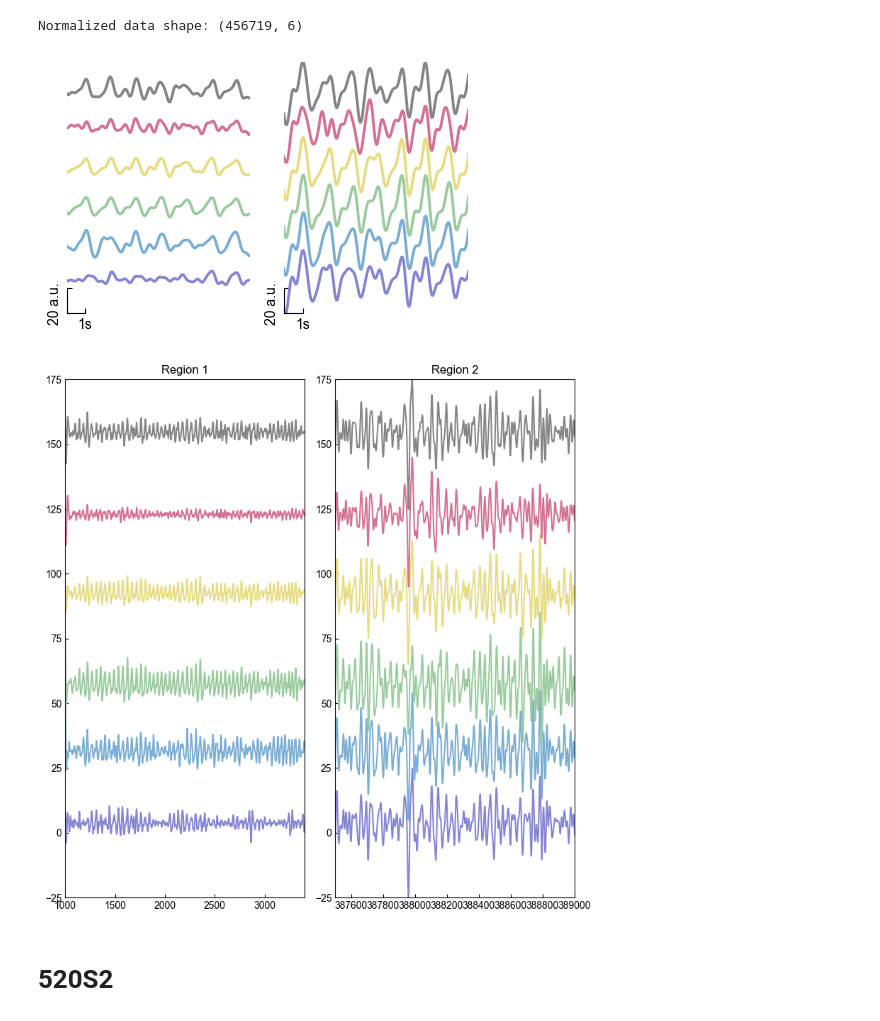
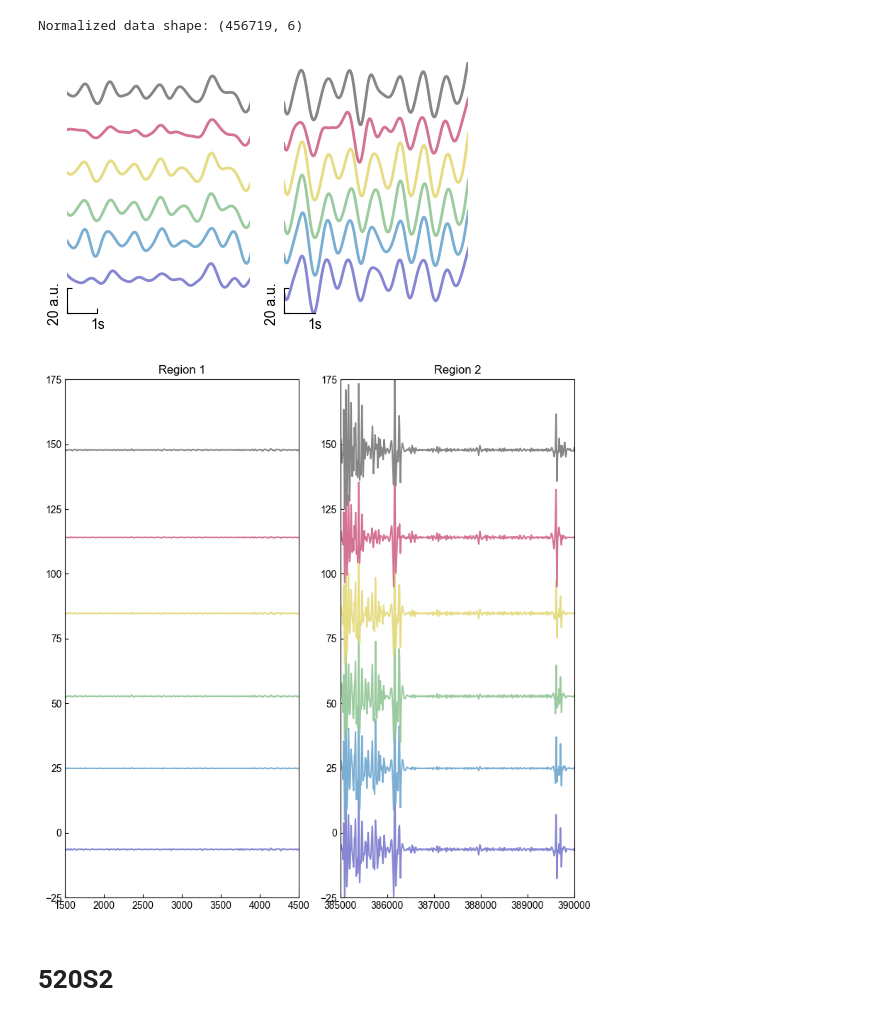
Before and after one commit to BailabUNC/SpectraDerma, a Jupyter notebook: notebooks/Data_Pipeline_Finger.ipynb, the cells around one changed output. Cells and saved outputs as stored; diff of their text form; code cells hidden in the pictures.

Commit message:
added figure 3 stats

```diff
--- a/notebooks/Data_Pipeline_Finger.ipynb
+++ b/notebooks/Data_Pipeline_Finger.ipynb
@@ -24,6 +34,6 @@ colors = [
 # %%
 # Initialize processor
-processor = SpectraDermaProcessor()
+processor = SpectraDermaProcessor(sample_rate=50.0)
 # %% [markdown]
 # 555S2
 # %%
@@ -74,7 +84,7 @@ Normalized data shape: (456719, 6)
 # %%
 fig, axes = plt.subplots(nrows=1, ncols=2, figsize=(4.5, 3))
 
-sample_rate = 30.0
+sample_rate = processor.sample_rate
 y_offset = 30  # Small offset between channels
 
 # Left subplot - first time region
@@ -88,7 +98,7 @@ ax_left.set_ylim(amplitude_limits[0], amplitude_limits[1] + 5 * y_offset)
 
 # Set spine bounds to show only scale bar segments
 # Bottom spine: show only 1 second (30 samples)
-ax_left.spines['bottom'].set_bounds(time_limits_1[0], time_limits_1[0] + 30)
+ax_left.spines['bottom'].set_bounds(time_limits_1[0], time_limits_1[0] + sample_rate)
 # Left spine: show only 20 units
 ax_left.spines['left'].set_bounds(amplitude_limits[0], amplitude_limits[0] + 20)
 
@@ -97,7 +107,7 @@ ax_left.spines['top'].set_visible(False)
 ax_left.spines['right'].set_visible(False)
 
 # Set custom ticks for the scale bars
-ax_left.set_xticks([time_limits_1[0], time_limits_1[0] + 30])
+ax_left.set_xticks([time_limits_1[0], time_limits_1[0] + sample_rate])
 ax_left.set_xticklabels(['', '1s'])
 ax_left.set_yticks([amplitude_limits[0], amplitude_limits[0] + 20])
 ax_left.set_yticklabels(['', '20 a.u.'], rotation=90)
@@ -115,7 +125,7 @@ ax_right.set_ylim(amplitude_limits[0], amplitude_limits[1] + 5 * y_offset)
 
 # Set spine bounds to show only scale bar segments
 # Bottom spine: show only 1 second (30 samples)
-ax_right.spines['bottom'].set_bounds(time_limits_2[0], time_limits_2[0] + 30)
+ax_right.spines['bottom'].set_bounds(time_limits_2[0], time_limits_2[0] + sample_rate)
 # Left spine: show only 20 units
 ax_right.spines['left'].set_bounds(amplitude_limits[0], amplitude_limits[0] + 20)
 
@@ -124,7 +134,7 @@ ax_right.spines['top'].set_visible(False)
 ax_right.spines['right'].set_visible(False)
 
 # Set custom ticks for the scale bars
-ax_right.set_xticks([time_limits_2[0], time_limits_2[0] + 30])
+ax_right.set_xticks([time_limits_2[0], time_limits_2[0] + sample_rate])
 ax_right.set_xticklabels(['', '1s'])
 ax_right.set_yticks([amplitude_limits[0], amplitude_limits[0] + 20])
 ax_right.set_yticklabels(['', '20 a.u.'], rotation=90)
@@ -135,49 +145,47 @@ plt.tight_layout()
 # plt.savefig('../figures/fig1/mode_a_sample.png', dpi=600, bbox_inches='tight')
 plt.show()
 # %% [output]
-[figure, old version]
+[figure, new version]
 # %%
-ppg_region_start_1 = 1000
-ppg_region_end_1 = 3400
+ppg_region_start_1 = 1500
+ppg_region_end_1 = 4500
 
-ppg_region_start_2 = 387500
-ppg_region_end_2 = 389000
+ppg_region_start_2 = 385000
+ppg_region_end_2 = 390000
 
 ppg_region_1 = (ppg_region_start_1, ppg_region_end_1)
 ppg_region_2 = (ppg_region_start_2, ppg_region_end_2)
 
 amplitude_limits = (-25, 25)
 
 processor.normalize(ppg_region_1, ppg_region_2, amplitude_limits=amplitude_limits)
 timestamp, channels_swt_f_normalized = processor.get_data()
 
-
-sample_rate = 30.0
 y_offset = 30  # Small offset between channels
 
 fig, (ax1, ax2) = plt.subplots(nrows=1, ncols=2, figsize=(8, 8))
 
 for ch in range(channels_swt_f_normalized.shape[1]):
     y = channels_swt_f_normalized[:, ch] + ch * y_offset
     ax1.plot(timestamp, y, color=colors[ch], linewidth=1.5)
     ax2.plot(timestamp, y, color=colors[ch], linewidth=1.5)
 
 ax1.set_xlim(*ppg_region_1)
 ax2.set_xlim(*ppg_region_2)
 
 ax1.set_ylim(amplitude_limits[0], amplitude_limits[1] + 5 * y_offset)
 ax2.set_ylim(amplitude_limits[0], amplitude_limits[1] + 5 * y_offset)
 
 ax1.set_title("Region 1")
 ax2.set_title("Region 2")
 
 for ax in (ax1, ax2):
     ax.tick_params(direction='in')
 
 plt.tight_layout()
 plt.show()
 # %% [output]
-[figure, old version]
+[figure, new version]
 # %% [markdown]
 # 520S2
 # %%
```
Also changed, not shown: parts of 16 cells of this notebook.
